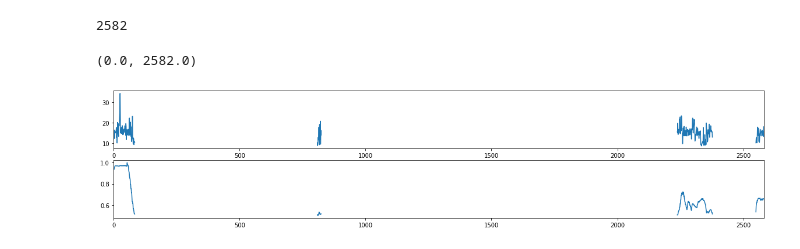
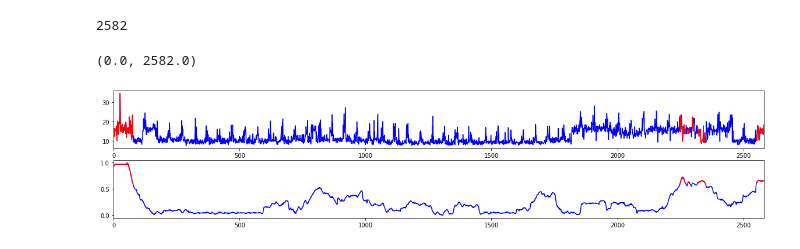
Before and after one commit to odedns/hackathon, a Jupyter notebook: SourceCode/example/Test3.ipynb, the cells around one changed output. Drawn from its saved outputs; the diff is of its cells as text; code cells hidden in the pictures.

Commit message:
color axi

```diff
--- a/SourceCode/example/Test3.ipynb
+++ b/SourceCode/example/Test3.ipynb
@@ -54,7 +54,7 @@ df[0].values
 array([11.875227, 13.390115, 15.556544, ..., 15.144634, 13.21977 ,
        17.039476])
 # %%
-threshold = 0.5
+threshold = 0.6
 anom_val = [];
 anom_score = [];
 for i in range(len(s2g.all_score)):
@@ -70,10 +70,13 @@ len(anom_val)
 2582
 # %%
 fig,ax = plt.subplots(2,1,figsize=(20,4))
-ax[0].plot(anom_val[0:len(anom_val)])
-ax[1].plot(anom_score)
+ax[0].plot(df[0].values[0:len(anom_val)],color='blue')
+ax[0].plot(anom_val[0:len(anom_val)],color='red')
+
+ax[1].plot(s2g.all_score,color='blue')
+ax[1].plot(anom_score,color='red')
 ax[0].set_xlim(0,len(anom_score))
 ax[1].set_xlim(0,len(anom_score))
 # %% [output]
 (0.0, 2582.0)
-[figure, old version]
+[figure, new version]
```
Also changed, not shown: 2 other files.
